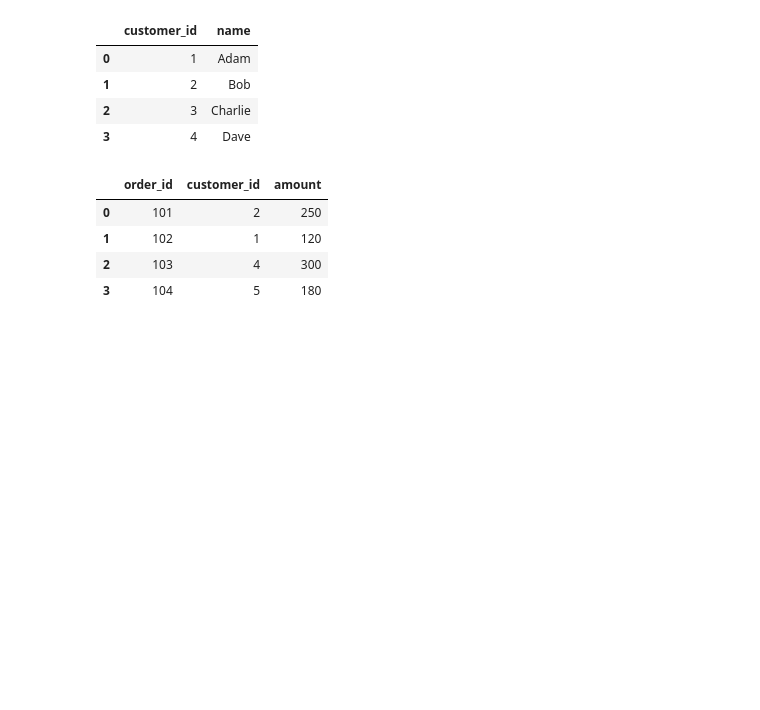
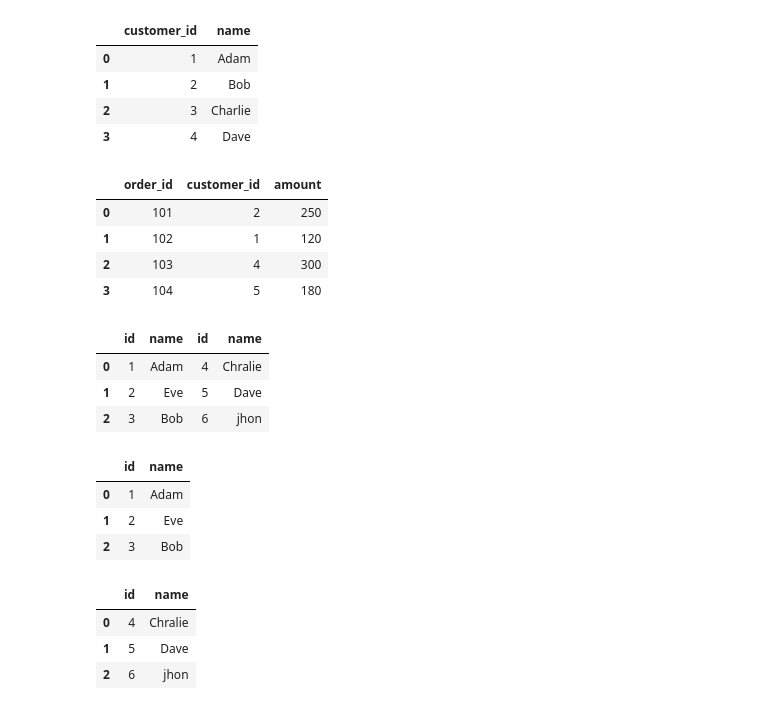
Before and after one commit to MohammedGousemohiyuddinYekkaluru/prime-ai-ml-learning-journey, a Jupyter notebook: Pandas/pandas_2.ipynb, the cells around one changed output. Saved outputs shown, nothing was run; the diff lists cells and outputs as text; code cells hidden in the pictures; blank space fills up the shorter version.

Commit message:
Add Data Concatenation in pandas

```diff
--- a/Pandas/pandas_2.ipynb
+++ b/Pandas/pandas_2.ipynb
@@ -209,3 +209,39 @@ df_orders
 | 1 | 102 | 1 | 120 |
 | 2 | 103 | 4 | 300 |
 | 3 | 104 | 5 | 180 |
+# %%
+# Data Concatenation
+
+df1 = pd.DataFrame({
+    "id": [1, 2, 3],
+    "name": ["Adam", "Eve", "Bob"]
+})
+
+df2 = pd.DataFrame({
+    "id": [4, 5, 6],
+    "name": ["Chralie", "Dave", "jhon"]
+})
+
+pd.concat([df1, df2]) #row
+# pd.concat([df1, df2], ignore_index=True) #row
+
+pd.concat([df1, df2], axis=1) #column
+# %% [output]
+|  | id | name | id | name |
+| 0 | 1 | Adam | 4 | Chralie |
+| 1 | 2 | Eve | 5 | Dave |
+| 2 | 3 | Bob | 6 | jhon |
+# %%
+df1
+# %% [output]
+|  | id | name |
+| 0 | 1 | Adam |
+| 1 | 2 | Eve |
+| 2 | 3 | Bob |
+# %%
+df2
+# %% [output]
+|  | id | name |
+| 0 | 4 | Chralie |
+| 1 | 5 | Dave |
+| 2 | 6 | jhon |
```
